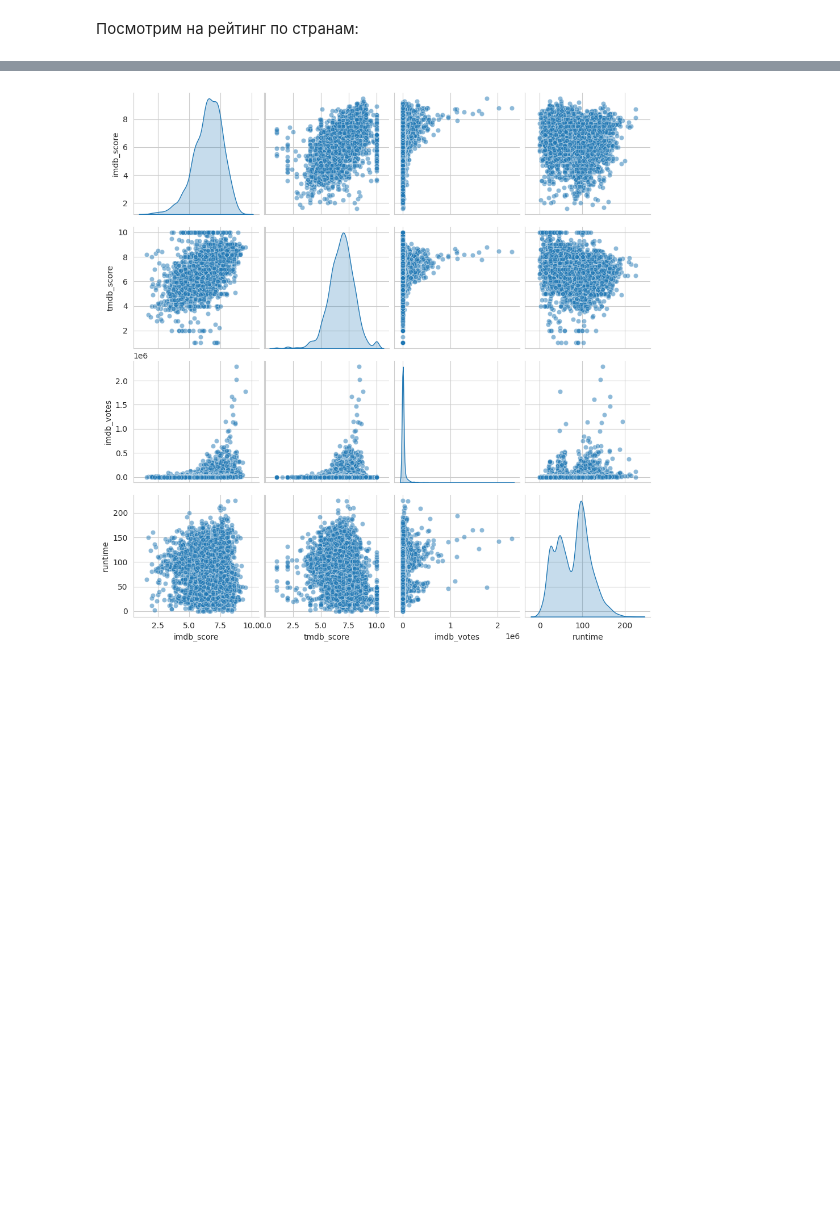
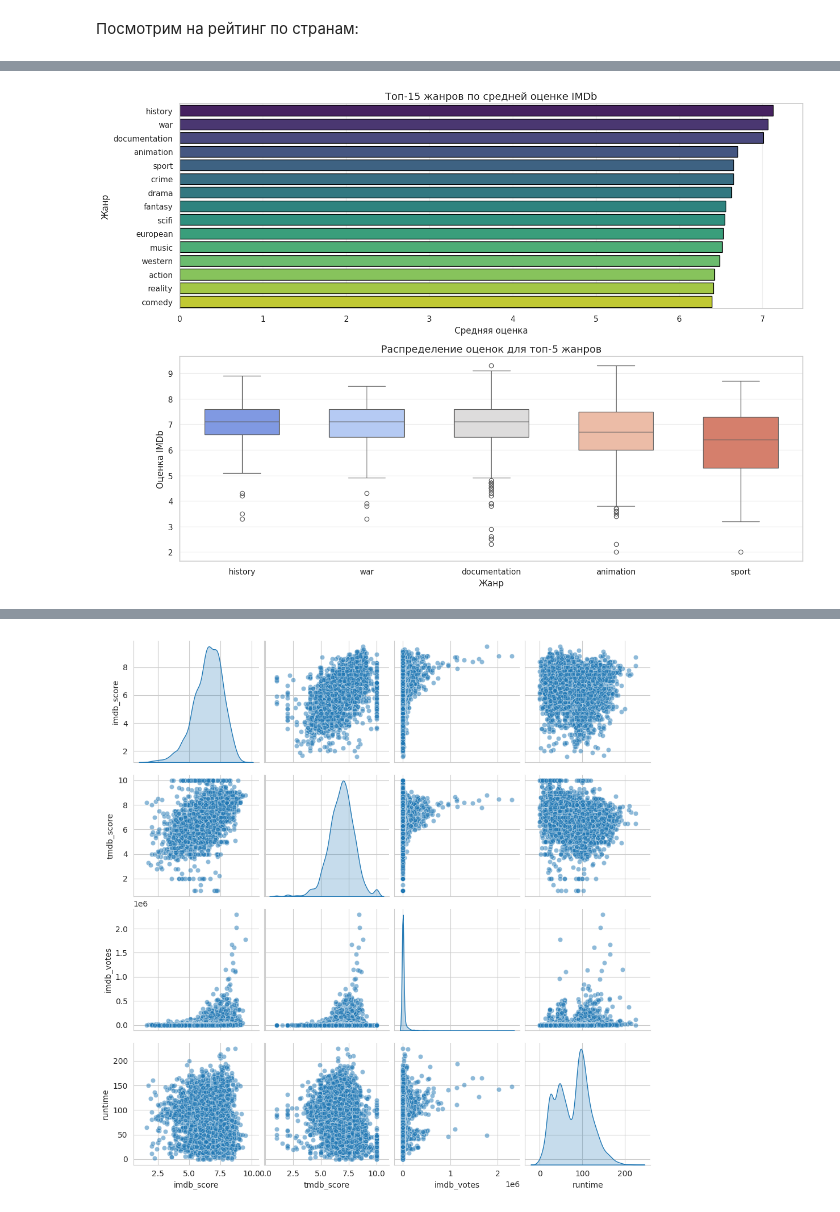
Before and after one commit to ZaichenkoNA/Stat_Prac, a Jupyter notebook: Proekt.ipynb, the cells around one changed output, grey strips where cells are left out. Saved outputs shown, nothing was run; the diff lists cells and outputs as text; code cells hidden in the pictures; blank space fills up the shorter version.

```diff
--- a/Proekt.ipynb
+++ b/Proekt.ipynb
@@ -322,0 +372,83 @@ plt.show()
+# %%
+import pandas as pd
+import matplotlib.pyplot as plt
+import seaborn as sns
+from ast import literal_eval
+
+# 1. Преобразуем строку жанров в список
+titles_df['genres_list'] = titles_df['genres'].apply(lambda x: literal_eval(x) if isinstance(x, str) else [])
+
+# 2. Создаем список уникальных жанров
+all_genres = list(set(g for genres in titles_df['genres_list'] for g in genres))
+
+# 3. Создаем one-hot encoding для жанров
+for genre in all_genres:
+    titles_df[f'genre_{genre}'] = titles_df['genres_list'].apply(lambda x: genre in x)
+
+# 4. Создаем DataFrame для анализа
+genre_stats = pd.DataFrame({
+    'genre': all_genres,
+    'count': [titles_df[f'genre_{g}'].sum() for g in all_genres],
+    'mean_score': [titles_df[titles_df[f'genre_{g}']]['imdb_score'].mean() for g in all_genres]
+}).sort_values('mean_score', ascending=False)
+
+# 5. Визуализация - Лучший вариант: Комбинированный график
+plt.figure(figsize=(14, 10))
+
+# График 1: Средние оценки по жанрам (топ-15)
+plt.subplot(2, 1, 1)
+sns.barplot(
+    x='mean_score',
+    y='genre',
+    data=genre_stats.head(15),
+    palette='viridis',
+    edgecolor='black'
+)
+plt.title('Топ-15 жанров по средней оценке IMDb', fontsize=14)
+plt.xlabel('Средняя оценка', fontsize=12)
+plt.ylabel('Жанр', fontsize=12)
+plt.grid(axis='x', alpha=0.3)
+
+# График 2: Boxplot для топ-5 жанров
+plt.subplot(2, 1, 2)
+top_5_genres = genre_stats.head(5)['genre'].tolist()
+top_genres_df = titles_df[titles_df['genres_list'].apply(lambda x: any(g in x for g in top_5_genres))].copy()
+top_genres_df['main_genre'] = top_genres_df['genres_list'].apply(
+    lambda x: next((g for g in x if g in top_5_genres), None)
+)
+
+sns.boxplot(
+    x='main_genre',
+    y='imdb_score',
+    data=top_genres_df,
+    order=top_5_genres,
+    palette='coolwarm',
+    width=0.6
+)
+plt.title('Распределение оценок для топ-5 жанров', fontsize=14)
+plt.xlabel('Жанр', fontsize=12)
+plt.ylabel('Оценка IMDb', fontsize=12)
+plt.grid(axis='y', alpha=0.3)
+
+plt.tight_layout()
+plt.show()
+
+# Дополнительно: Тепловая карта корреляции жанров с оценкой
+genre_cols = [col for col in titles_df.columns if col.startswith('genre_')]
+corr_matrix = titles_df[genre_cols + ['imdb_score']].corr()
+
+plt.figure(figsize=(12, 8))
+sns.heatmap(
+    corr_matrix[['imdb_score']].sort_values('imdb_score', ascending=False),
+    annot=True,
+    cmap='coolwarm',
+    vmin=-0.3,
+    vmax=0.3,
+    center=0,
+    cbar_kws={'label': 'Корреляция с оценкой'}
+)
+plt.title('Корреляция жанров с оценкой IMDb', fontsize=14)
+plt.xticks(rotation=90)
+plt.tight_layout()
+plt.show()
+# %% [output]
@@ -322,0 +462 @@ plt.show()
+[figure, added]
```
Also changed, not shown: parts of 16 cells of this notebook.
